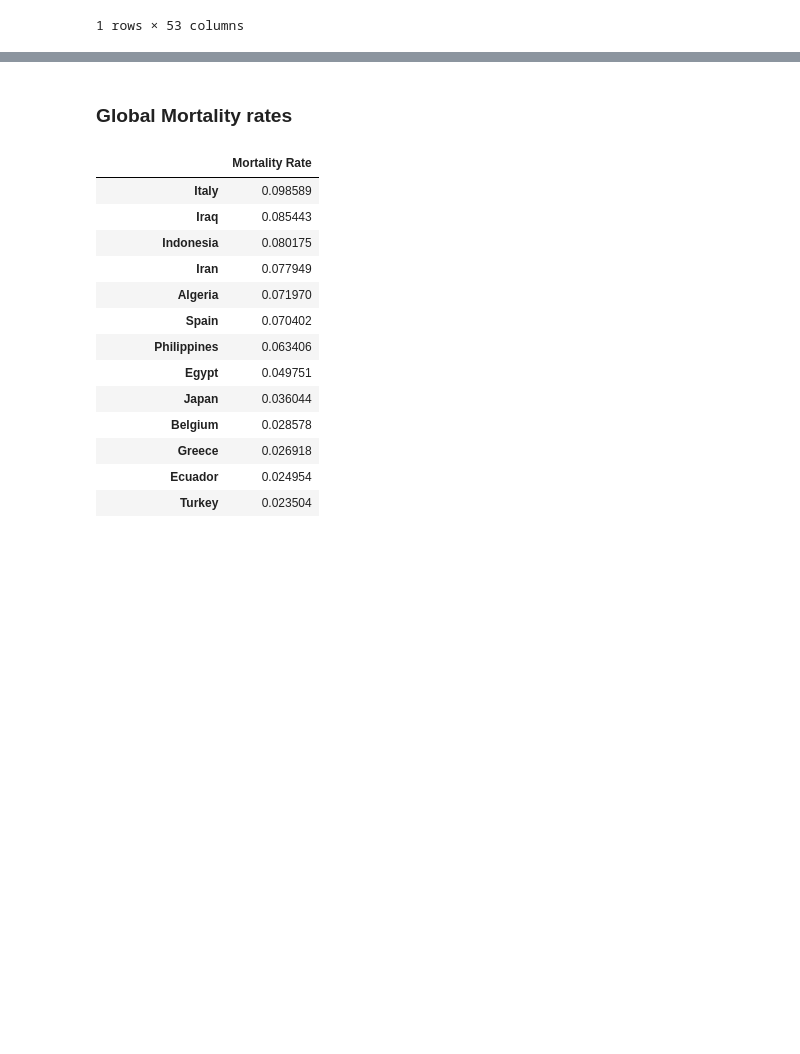
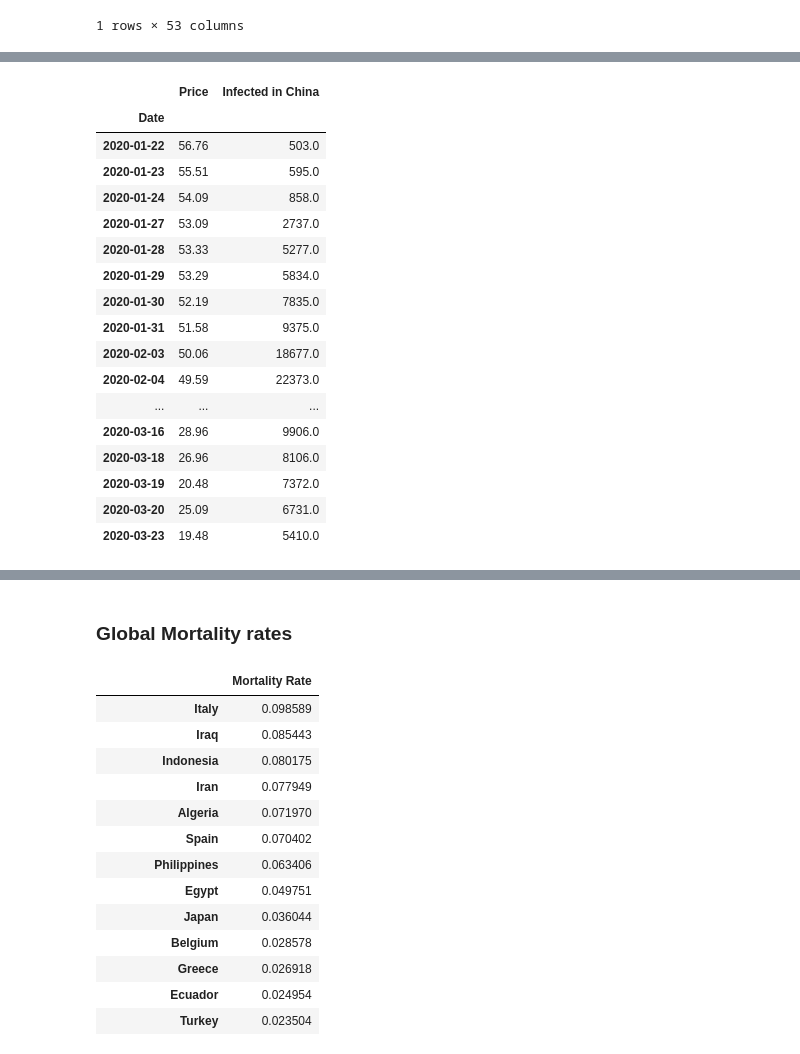
Before and after one commit to CarlosDNieto/COVID-19, a Jupyter notebook: COVID-19.ipynb, the cells around one changed output, grey strips where cells are left out. Cells and saved outputs as stored; diff of their text form; code cells hidden in the pictures; blank space fills up the shorter version.

```diff
--- a/COVID-19.ipynb
+++ b/COVID-19.ipynb
@@ -1126,3 +1154,37 @@ def graph_lines_actual_cases(countries):
 graph_lines_actual_cases(['China','US','Italy'])
 # %% [output]
 [interactive output not drawn]
+# %%
+actual_infected = Country('China').get_confirmed_ts() - Country('China').get_death_ts() -Country('China').get_rec_ts()
+actual_infected.dropna(axis=1, inplace=True)
+
+wti = pd.read_csv('data\\petro\\wti-daily_csv.csv')
+wti['Date'] = pd.to_datetime(wti['Date'])
+wti = wti[wti['Date']>='2020-01-22']
+actual_infected.loc['China']
+
+wti.set_index(keys='Date',inplace=True)
+dates = pd.to_datetime(actual_infected.columns.to_list())
+actual_infected.rename(dict(zip(actual_infected.columns.to_list(),dates)),axis=1,inplace=True)
+
+wti['Infected in China'] = actual_infected.loc['China']
+wti
+# %% [output]
+|  | Price | Infected in China |
+| Date |  |  |
+| 2020-01-22 | 56.76 | 503.0 |
+| 2020-01-23 | 55.51 | 595.0 |
+| 2020-01-24 | 54.09 | 858.0 |
+| 2020-01-27 | 53.09 | 2737.0 |
+| 2020-01-28 | 53.33 | 5277.0 |
+| 2020-01-29 | 53.29 | 5834.0 |
+| 2020-01-30 | 52.19 | 7835.0 |
+| 2020-01-31 | 51.58 | 9375.0 |
+| 2020-02-03 | 50.06 | 18677.0 |
+| 2020-02-04 | 49.59 | 22373.0 |
+| ... | ... | ... |
+| 2020-03-16 | 28.96 | 9906.0 |
+| 2020-03-18 | 26.96 | 8106.0 |
+| 2020-03-19 | 20.48 | 7372.0 |
+| 2020-03-20 | 25.09 | 6731.0 |
+| 2020-03-23 | 19.48 | 5410.0 |
```
Also changed, not shown: parts of 4 cells of this notebook.
